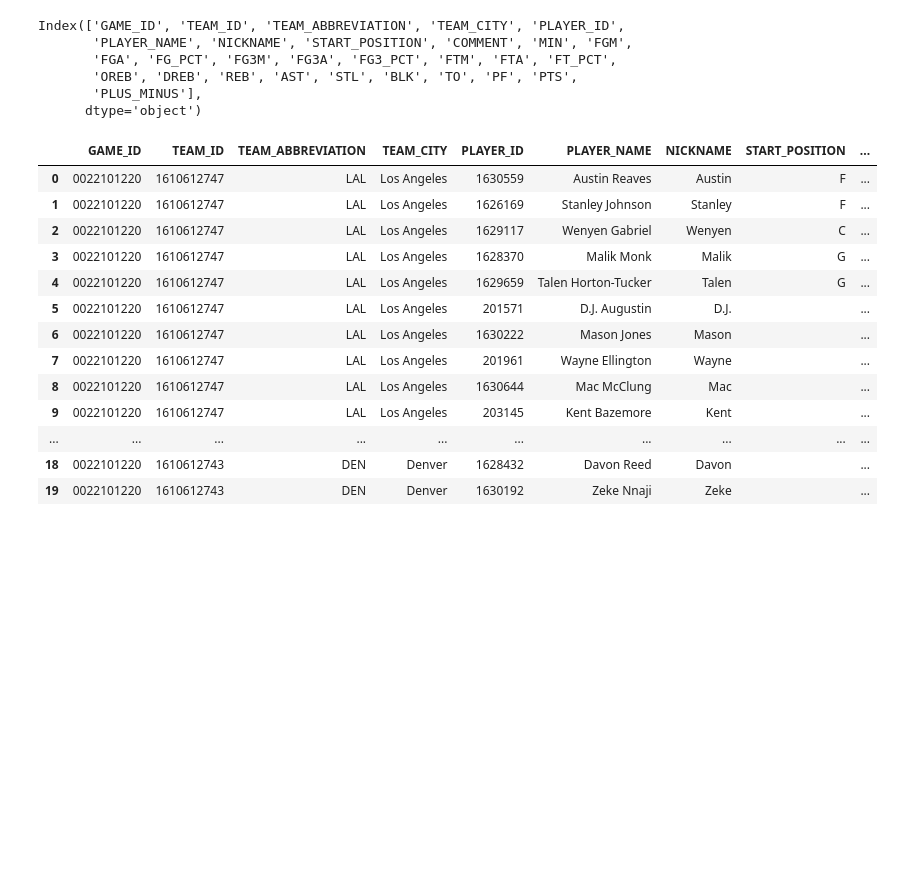
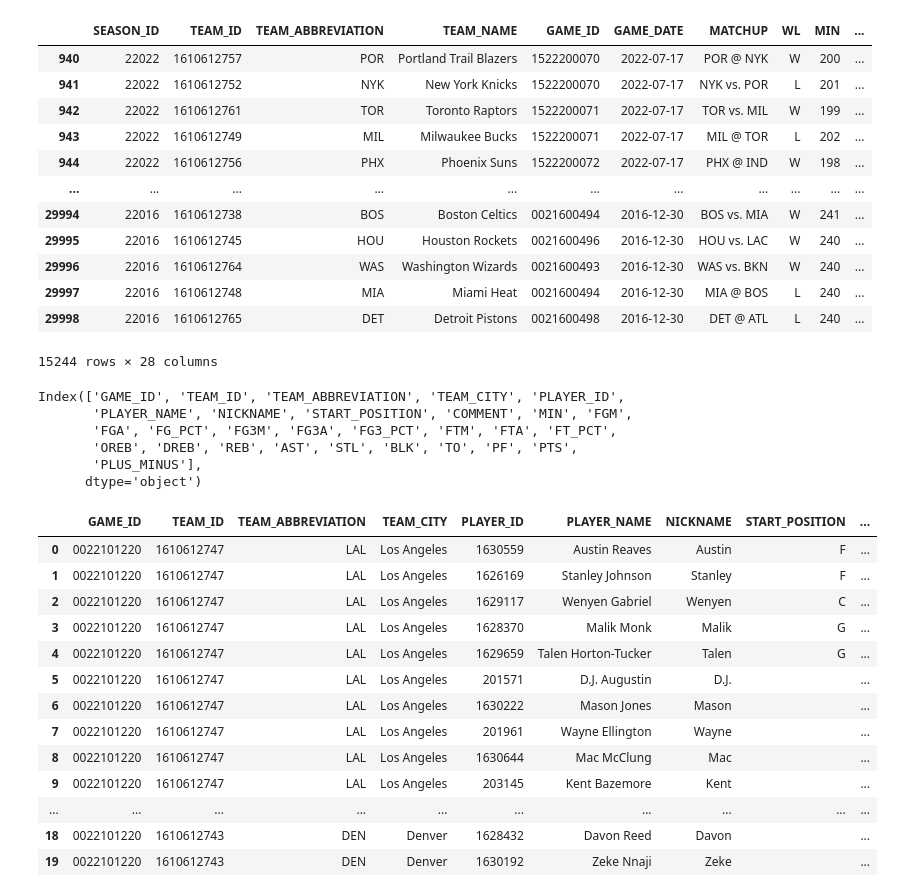
Before and after one commit to anacrusis24/NBA, a Jupyter notebook: analysis/get_data.ipynb, the cells around one changed output. Saved outputs shown, nothing was run; the diff lists cells and outputs as text; code cells hidden in the pictures; blank space fills up the shorter version.

```diff
--- a/analysis/get_data.ipynb
+++ b/analysis/get_data.ipynb
@@ -16,0 +18,29 @@ box = boxscoretraditionalv2.BoxScoreTraditionalV2(game_id = '0022101220')
+# %%
+nba_teams = teams.get_teams()
+team_name = []
+for team in nba_teams:
+    team_name.append(team['full_name'])
+# %%
+# Query for games where the Lakers were playing
+gamefinder = leaguegamefinder.LeagueGameFinder()
+
+# The first DataFrame of those returned is what we want.
+games_df = gamefinder.get_data_frames()[0]
+# games_df = games_df[games_df.TEAM_ABBREVIATION in team_abbreviations]
+games_df = games_df[games_df.TEAM_NAME.isin(team_name)]
+# %%
+games_df
+# %% [output]
+|  | SEASON_ID | TEAM_ID | TEAM_ABBREVIATION | TEAM_NAME | GAME_ID | GAME_DATE | MATCHUP | WL | MIN | ... |
+| 940 | 22022 | 1610612757 | POR | Portland Trail Blazers | 1522200070 | 2022-07-17 | POR @ NYK | W | 200 | ... |
+| 941 | 22022 | 1610612752 | NYK | New York Knicks | 1522200070 | 2022-07-17 | NYK vs. POR | L | 201 | ... |
+| 942 | 22022 | 1610612761 | TOR | Toronto Raptors | 1522200071 | 2022-07-17 | TOR vs. MIL | W | 199 | ... |
+| 943 | 22022 | 1610612749 | MIL | Milwaukee Bucks | 1522200071 | 2022-07-17 | MIL @ TOR | L | 202 | ... |
+| 944 | 22022 | 1610612756 | PHX | Phoenix Suns | 1522200072 | 2022-07-17 | PHX @ IND | W | 198 | ... |
+| ... | ... | ... | ... | ... | ... | ... | ... | ... | ... | ... |
+| 29994 | 22016 | 1610612738 | BOS | Boston Celtics | 0021600494 | 2016-12-30 | BOS vs. MIA | W | 241 | ... |
+| 29995 | 22016 | 1610612745 | HOU | Houston Rockets | 0021600496 | 2016-12-30 | HOU vs. LAC | W | 240 | ... |
+| 29996 | 22016 | 1610612764 | WAS | Washington Wizards | 0021600493 | 2016-12-30 | WAS vs. BKN | W | 240 | ... |
+| 29997 | 22016 | 1610612748 | MIA | Miami Heat | 0021600494 | 2016-12-30 | MIA @ BOS | L | 240 | ... |
+| 29998 | 22016 | 1610612765 | DET | Detroit Pistons | 0021600498 | 2016-12-30 | DET @ ATL | L | 240 | ... |
+15244 rows × 28 columns
```
Also changed, not shown: parts of 18 cells of this notebook.
